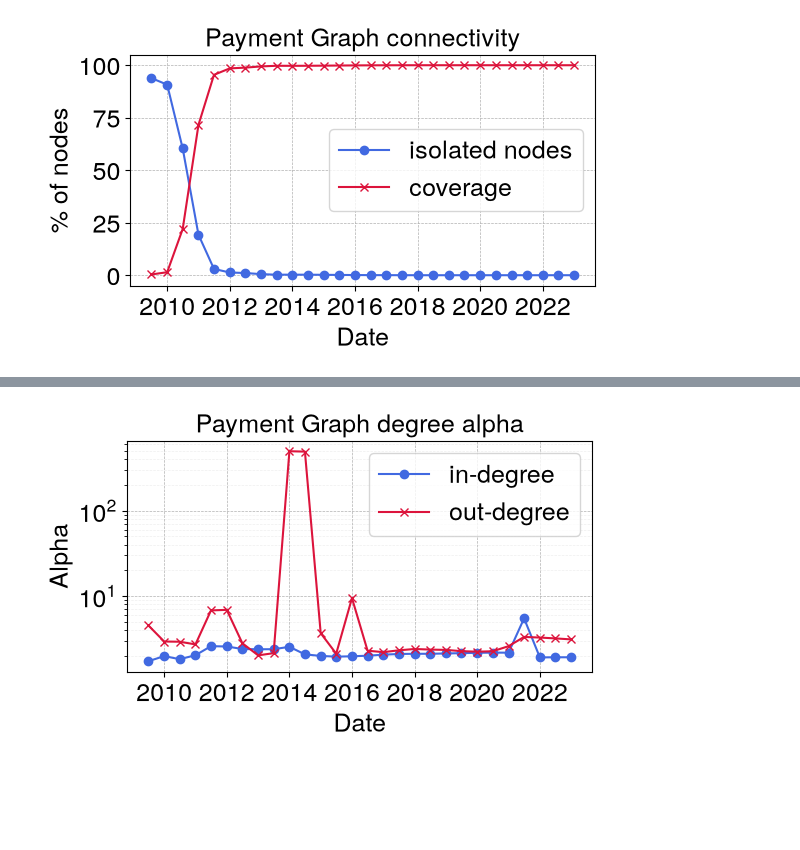
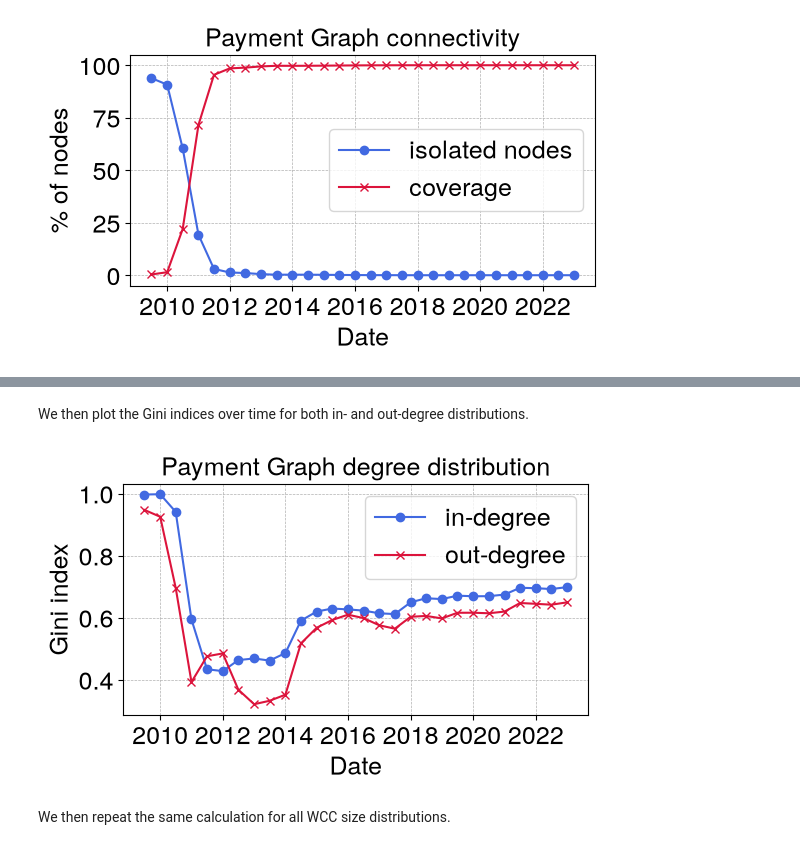
Before and after one commit to mloporchio/BitcoinTemporalAnalysis, a Jupyter notebook: nb_analysis.ipynb, the cells around one changed output, grey strips where cells are left out. Drawn from its saved outputs; the diff is of its cells as text; code cells hidden in the pictures; blank space fills up the shorter version.

Commit message:
Result analysis

```diff
--- a/nb_analysis.ipynb
+++ b/nb_analysis.ipynb
@@ -317,0 +747,31 @@ df_fit_out = pl.read_csv("results/fit_outdegree.tsv", separator="\t").join(df_ch
+# %%
+def read_degree_distribution(filename):
+    with open(filename, "r") as fh:
+        counts = [int(line.strip()) for line in fh if line.strip()]
+    return pl.DataFrame({"degree": range(len(counts)), "count": counts})
+
+start_chunk = 1
+end_chunk = 28
+gini_in = []
+gini_out = []
+
+for i in range(start_chunk, end_chunk + 1):
+    filename_in = f"results/pg_{i}.indegree"
+    df_in = read_degree_distribution(filename_in)
+    gini_in.append(gini(df_in, "degree", "count"))
+    filename_out = f"results/pg_{i}.outdegree"
+    df_out = read_degree_distribution(filename_out)
+    gini_out.append(gini(df_out, "degree", "count"))
+
+result = (
+    pl.DataFrame({
+        'chunk_id' : range(start_chunk, end_chunk + 1),
+        'gini_in' : gini_in,
+        'gini_out' : gini_out,
+    })
+    .join(df_chunks, on="chunk_id", how="left")
+    .sort("chunk_id")
+    .drop("start_date")
+)
+
+result
@@ -318,14 +793,17 @@ df_fit_out = pl.read_csv("results/fit_outdegree.tsv", separator="\t").join(df_ch
+# %% [markdown]
+We then plot the Gini indices over time for both in- and out-degree distributions.
 # %%
 plt.figure(figsize=(6, 3))
-plt.title('Payment Graph degree alpha')
-plt.plot(df_fit_in['end_date'], df_fit_in['alpha'], color="royalblue", marker = 'o', label="in-degree")
-plt.plot(df_fit_out['end_date'], df_fit_out['alpha'], color="crimson", marker = 'x', label="out-degree")
+plt.title('Payment Graph degree distribution')
+plt.plot(result['end_date'], result['gini_in'], color="royalblue", marker = 'o', label="in-degree")
+plt.plot(result['end_date'], result['gini_out'], color="crimson", marker = 'x', label="out-degree")
 plt.xlabel('Date')
-plt.ylabel('Alpha')
-plt.yscale("log")
+plt.ylabel('Gini index')
 plt.grid(which='major', linestyle='--', linewidth=0.5)
 plt.grid(which='minor', linestyle='--', linewidth=0.5, alpha=0.2)
 plt.legend()
 plt.show()
 # %% [output]
-[figure, old version]
+[figure, new version]
+# %% [markdown]
+We then repeat the same calculation for all WCC size distributions.
```
Also changed, not shown: parts of 45 cells of this notebook, 3 other files.
